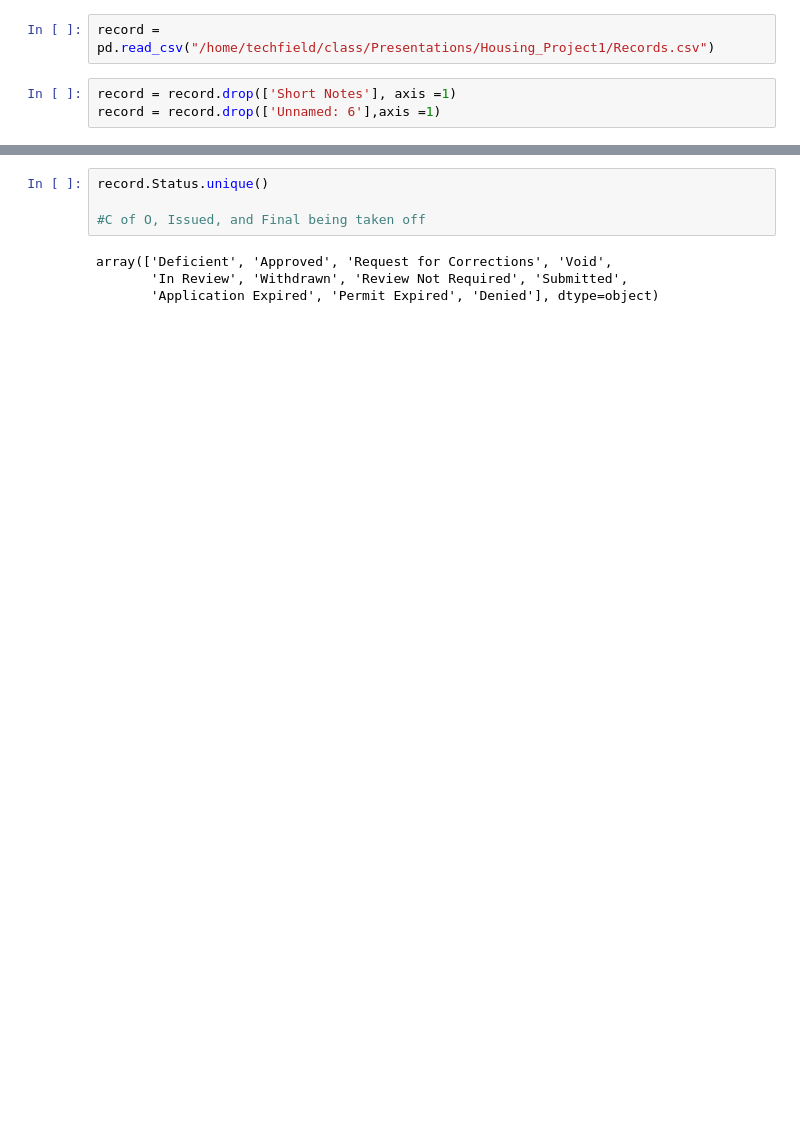
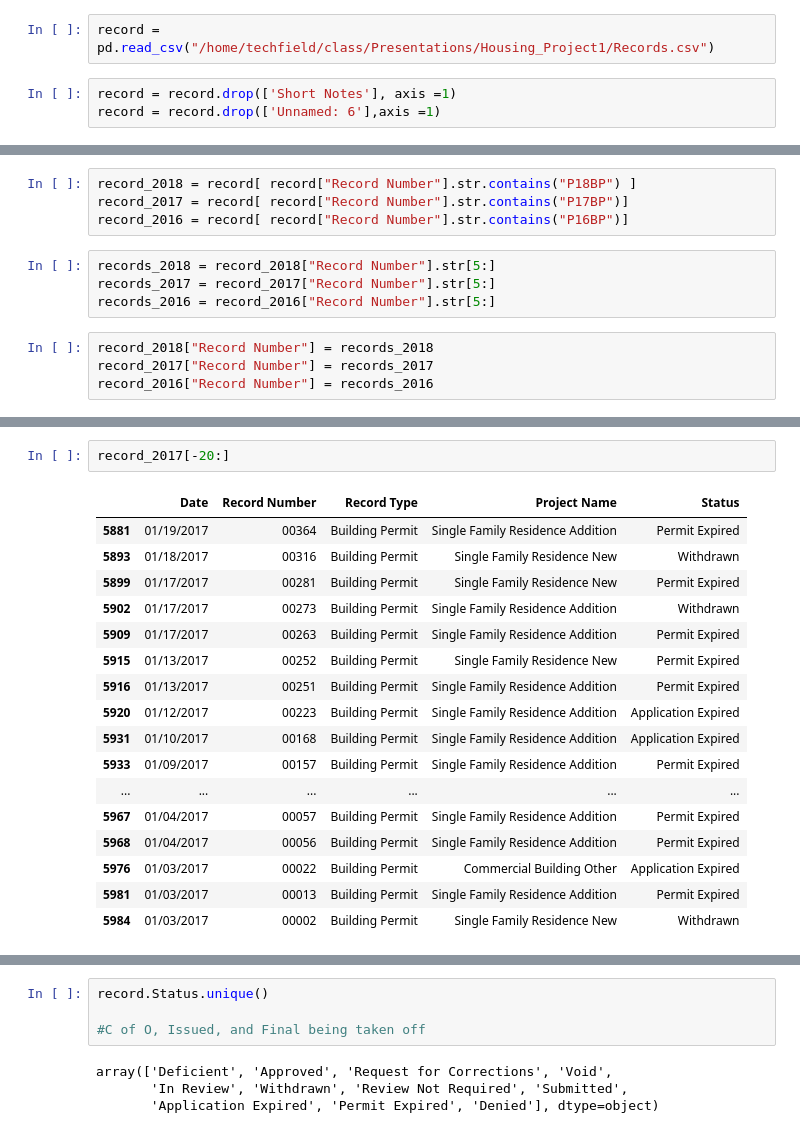
Before and after one commit to Palumboss/class, a Jupyter notebook: Presentations/Housing_Project1/Project2_Sale_Price.ipynb, the cells around one changed output, grey strips where cells are left out. Cells and saved outputs as stored; diff of their text form; blank space fills up the shorter version.

```diff
--- a/Presentations/Housing_Project1/Project2_Sale_Price.ipynb
+++ b/Presentations/Housing_Project1/Project2_Sale_Price.ipynb
@@ -27,0 +32,12 @@ record = record[ (record.Status != "Final" ) & (record.Status != "Issued") & (re
+# %%
+record_2018 = record[ record["Record Number"].str.contains("P18BP") ]
+record_2017 = record[ record["Record Number"].str.contains("P17BP")]
+record_2016 = record[ record["Record Number"].str.contains("P16BP")]
+# %%
+records_2018 = record_2018["Record Number"].str[5:]
+records_2017 = record_2017["Record Number"].str[5:]
+records_2016 = record_2016["Record Number"].str[5:]
+# %%
+record_2018["Record Number"] = records_2018
+record_2017["Record Number"] = records_2017
+record_2016["Record Number"] = records_2016
@@ -27,0 +60,20 @@ record = record[ (record.Status != "Final" ) & (record.Status != "Issued") & (re
+# %%
+record_2017[-20:]
+# %% [output]
+|  | Date | Record Number | Record Type | Project Name | Status |
+| 5881 | 01/19/2017 | 00364 | Building Permit | Single Family Residence Addition | Permit Expired |
+| 5893 | 01/18/2017 | 00316 | Building Permit | Single Family Residence New | Withdrawn |
+| 5899 | 01/17/2017 | 00281 | Building Permit | Single Family Residence New | Permit Expired |
+| 5902 | 01/17/2017 | 00273 | Building Permit | Single Family Residence Addition | Withdrawn |
+| 5909 | 01/17/2017 | 00263 | Building Permit | Single Family Residence Addition | Permit Expired |
+| 5915 | 01/13/2017 | 00252 | Building Permit | Single Family Residence New | Permit Expired |
+| 5916 | 01/13/2017 | 00251 | Building Permit | Single Family Residence Addition | Permit Expired |
+| 5920 | 01/12/2017 | 00223 | Building Permit | Single Family Residence Addition | Application Expired |
+| 5931 | 01/10/2017 | 00168 | Building Permit | Single Family Residence Addition | Application Expired |
+| 5933 | 01/09/2017 | 00157 | Building Permit | Single Family Residence Addition | Permit Expired |
+| ... | ... | ... | ... | ... | ... |
+| 5967 | 01/04/2017 | 00057 | Building Permit | Single Family Residence Addition | Permit Expired |
+| 5968 | 01/04/2017 | 00056 | Building Permit | Single Family Residence Addition | Permit Expired |
+| 5976 | 01/03/2017 | 00022 | Building Permit | Commercial Building Other | Application Expired |
+| 5981 | 01/03/2017 | 00013 | Building Permit | Single Family Residence Addition | Permit Expired |
+| 5984 | 01/03/2017 | 00002 | Building Permit | Single Family Residence New | Withdrawn |
```
Also changed, not shown: parts of 15 cells of this notebook, 2 other files.
